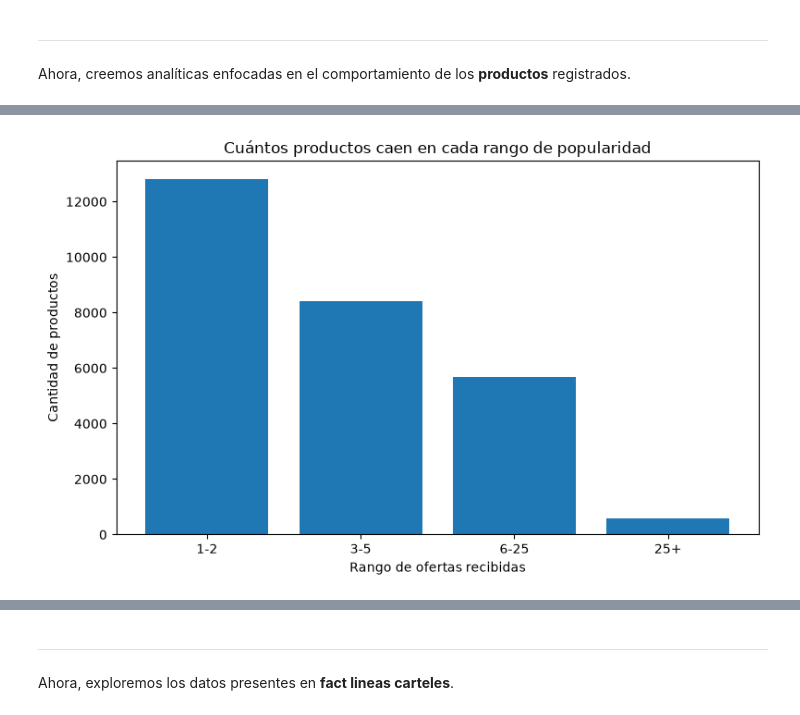
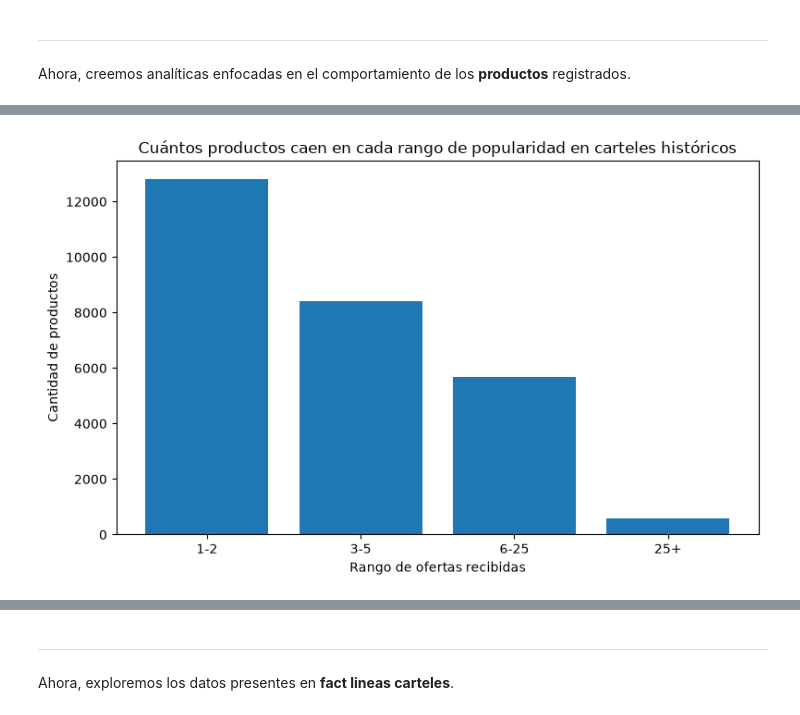
Before and after one commit to ssolorzanocr/Modelo_predictivo_SICOP, a Jupyter notebook: Evaluacion_modelo.ipynb, the cells around one changed output, grey strips where cells are left out. Saved outputs shown, nothing was run; the diff lists cells and outputs as text; code cells hidden in the pictures.

```diff
--- a/Evaluacion_modelo.ipynb
+++ b/Evaluacion_modelo.ipynb
@@ -399,35 +326,35 @@ plt.show()
 # %%
 df_buckets = con.execute("""
     WITH ofertas_por_producto AS (
         SELECT cod_producto, COUNT(*) AS total_ofertas
         FROM final.fact_lineas_ofertas
         GROUP BY cod_producto
     )
     SELECT
         CASE
             WHEN total_ofertas BETWEEN 1 AND 2   THEN '1-2'
             WHEN total_ofertas BETWEEN 3 AND 5   THEN '3-5'
             WHEN total_ofertas BETWEEN 6 AND 25  THEN '6-25'
             ELSE '25+'
         END AS rango_ofertas,
         COUNT(*) AS cantidad_productos
     FROM ofertas_por_producto
     GROUP BY 1
 """).df()
 
 orden = ["1-2", "3-5", "6-25", "25+"]
 df_buckets["rango_ofertas"] = pd.Categorical(df_buckets["rango_ofertas"], categories=orden, ordered=True)
 df_buckets = df_buckets.sort_values("rango_ofertas")
 
 fig, ax = plt.subplots(figsize=(8, 5))
 ax.bar(df_buckets["rango_ofertas"].astype(str), df_buckets["cantidad_productos"])
 ax.set_xlabel("Rango de ofertas recibidas")
 ax.set_ylabel("Cantidad de productos")
-ax.set_title("Cuántos productos caen en cada rango de popularidad")
+ax.set_title("Cuántos productos caen en cada rango de popularidad en carteles históricos")
 plt.tight_layout()
 plt.show()
 # %% [output]
-[figure, old version]
+[figure, new version]
 # %%
 con.sql("""
     SELECT *
```
Also changed, not shown: parts of 53 cells of this notebook, 1 other file.
